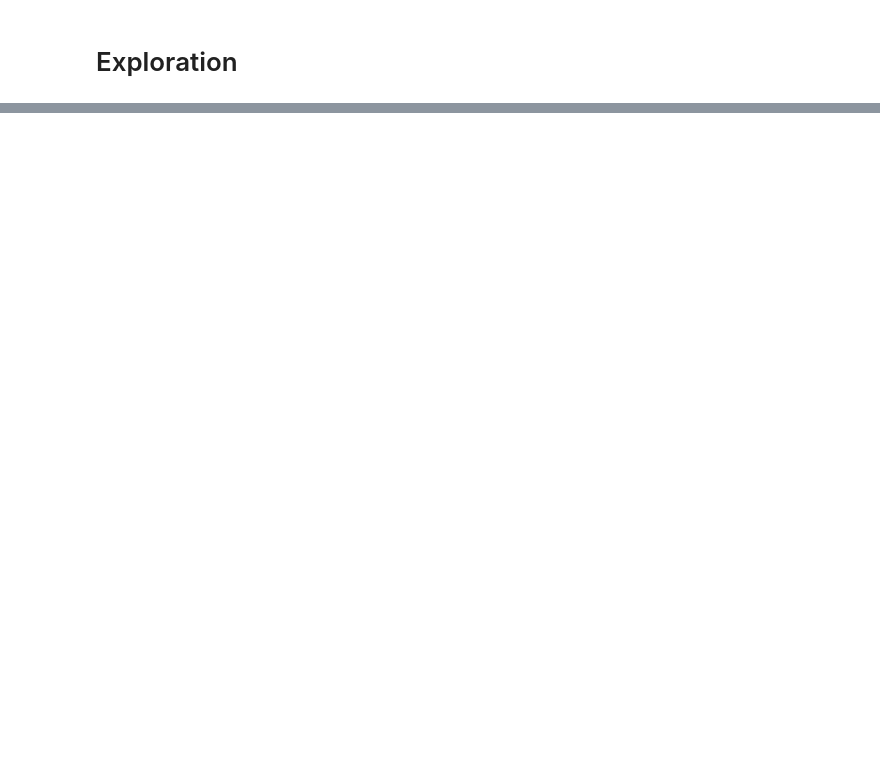
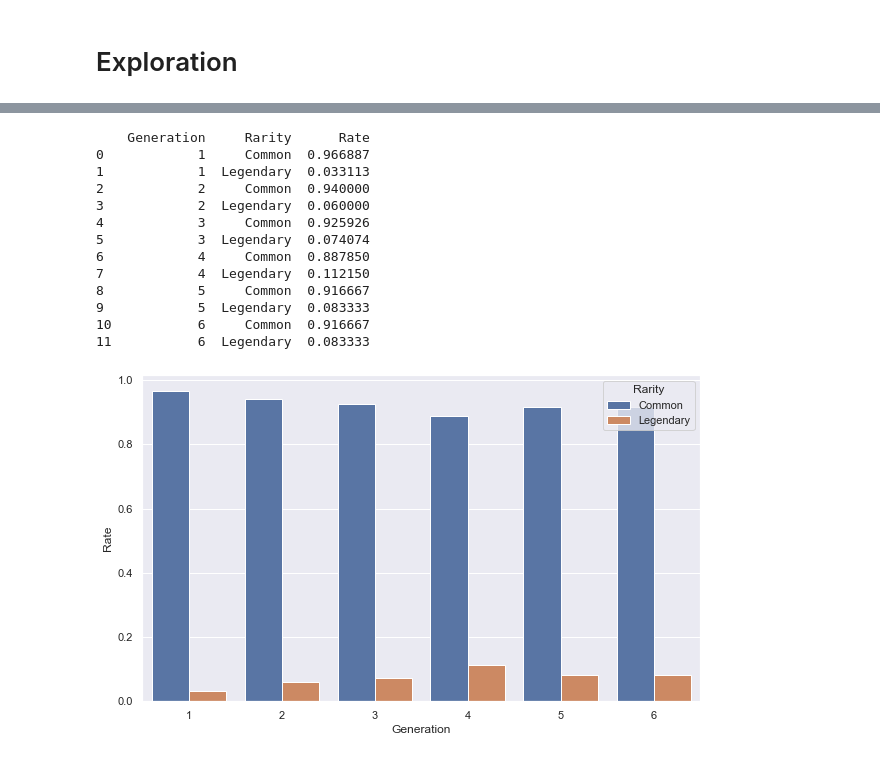
Before and after one commit to c-brugo/pkm-science, a Jupyter notebook: pkm-science.ipynb, the cells around one changed output, grey strips where cells are left out. Cells and saved outputs as stored; diff of their text form; code cells hidden in the pictures; blank space fills up the shorter version.

```diff
--- a/pkm-science.ipynb
+++ b/pkm-science.ipynb
@@ -107,0 +159,25 @@ plt.show()
+# %%
+pkm_rarity_gen_df = pkm_rarity_df.groupby(["Generation","Rarity"]).size().reset_index(name="Rate")
+s = pkm_rarity_df["Generation"].value_counts()
+pkm_rarity_gen_df["Rate"] = pkm_rarity_gen_df["Rate"].div(pkm_rarity_gen_df['Generation'].map(s))
+
+print(pkm_rarity_gen_df)
+
+plt.figure(figsize=(10,6))
+sns.barplot(y="Rate", x="Generation", hue="Rarity", data=pkm_rarity_gen_df)
+plt.show()
+# %% [output]
+    Generation     Rarity      Rate
+0            1     Common  0.966887
+1            1  Legendary  0.033113
+2            2     Common  0.940000
+3            2  Legendary  0.060000
+4            3     Common  0.925926
+5            3  Legendary  0.074074
+6            4     Common  0.887850
+7            4  Legendary  0.112150
+8            5     Common  0.916667
+9            5  Legendary  0.083333
+10           6     Common  0.916667
+11           6  Legendary  0.083333
+[figure, added]
```
Also changed, not shown: parts of 13 cells of this notebook, 1 other file.
